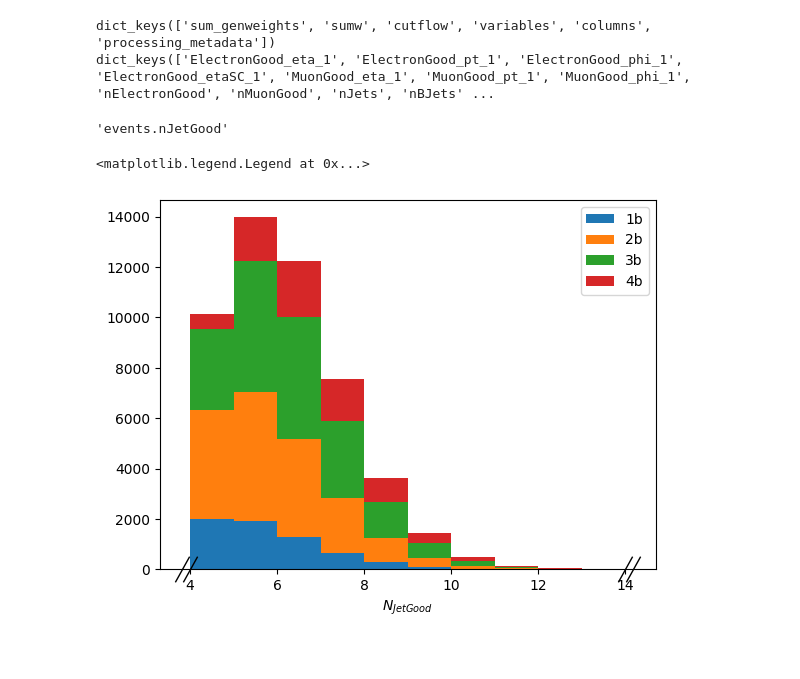
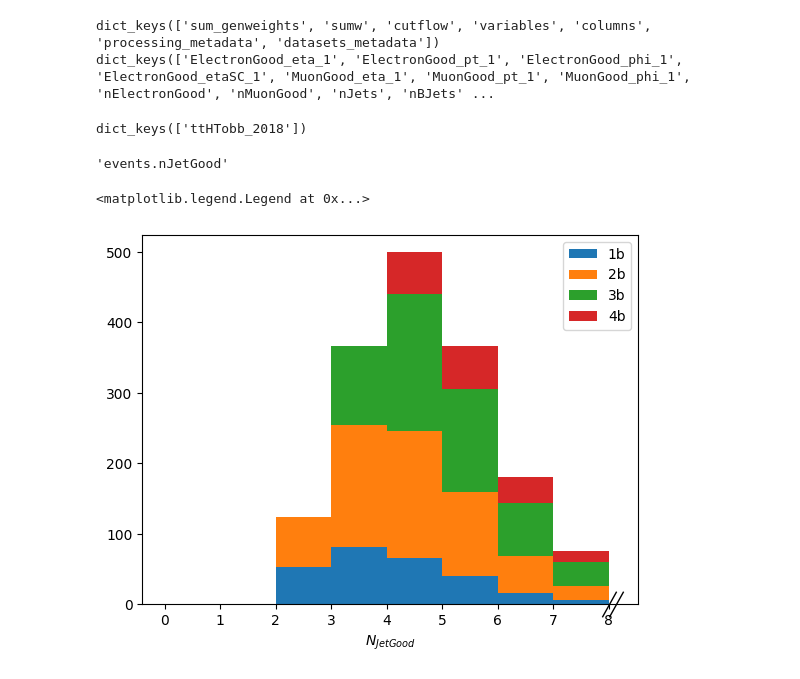
Before and after one commit to UBParker/PocketCoffea, a Jupyter notebook: stackHists.ipynb, the cells around one changed output. Cells and saved outputs as stored; diff of their text form; code cells hidden in the pictures.

Commit message:
adjusting histogram keys for coffea update

```diff
--- a/stackHists.ipynb
+++ b/stackHists.ipynb
@@ -11,23 +11,25 @@ import os
 if not os.path.exists('hists'):
     os.makedirs('hists')
 # %%
-filename = "/home/ryanm124/output_ttHTobb_2018.coffea"
+filename = "output_ttHTobb_2018.coffea"
 o = load(filename)
 print(o.keys())
 o['variables'].keys()
 print(o['variables'].keys())
 # %% [output]
-dict_keys(['sum_genweights', 'sumw', 'cutflow', 'variables', 'columns', 'processing_metadata'])
+dict_keys(['sum_genweights', 'sumw', 'cutflow', 'variables', 'columns', 'processing_metadata', 'datasets_metadata'])
 dict_keys(['ElectronGood_eta_1', 'ElectronGood_pt_1', 'ElectronGood_phi_1', 'ElectronGood_etaSC_1', 'MuonGood_eta_1', 'MuonGood_pt_1', 'MuonGood_phi_1', 'nElectronGood', 'nMuonGood', 'nJets', 'nBJets' ...
 # %%
-o['variables']['nJets']['ttHTobb'].axes[-1].name
+print(o['variables']['nJets']['ttHTobb'].keys())
+o['variables']['nJets']['ttHTobb']['ttHTobb_2018'].axes[-1].name
 # %% [output]
-'events.nJetGood'
+dict_keys(['ttHTobb_2018'])
+'events.nJetGood'
 # %%
-o['variables']['nJets']['ttHTobb'].stack("cat").project("events.nJetGood")[:-1].plot(stack=True,density=False,histtype="fill")
+o['variables']['nJets']['ttHTobb']['ttHTobb_2018'].stack("cat").project("events.nJetGood")[:-1].plot(stack=True,density=False,histtype="fill")
 plt.legend()
 # %% [output]
 <matplotlib.legend.Legend at 0x...>
-[figure, old version]
+[figure, new version]
 # %%
 for i, var_name in enumerate(o['variables'].keys()):
```
Also changed, not shown: parts of 3 cells of this notebook.
